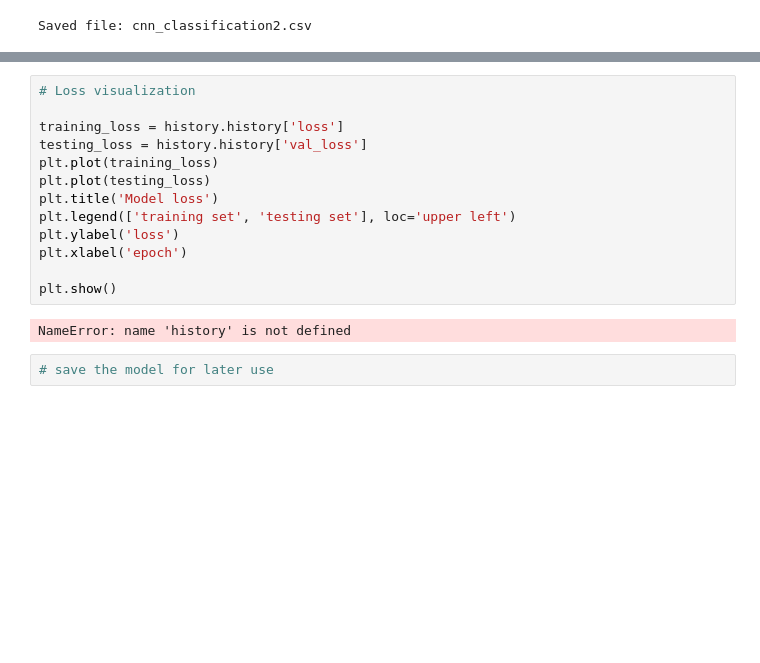
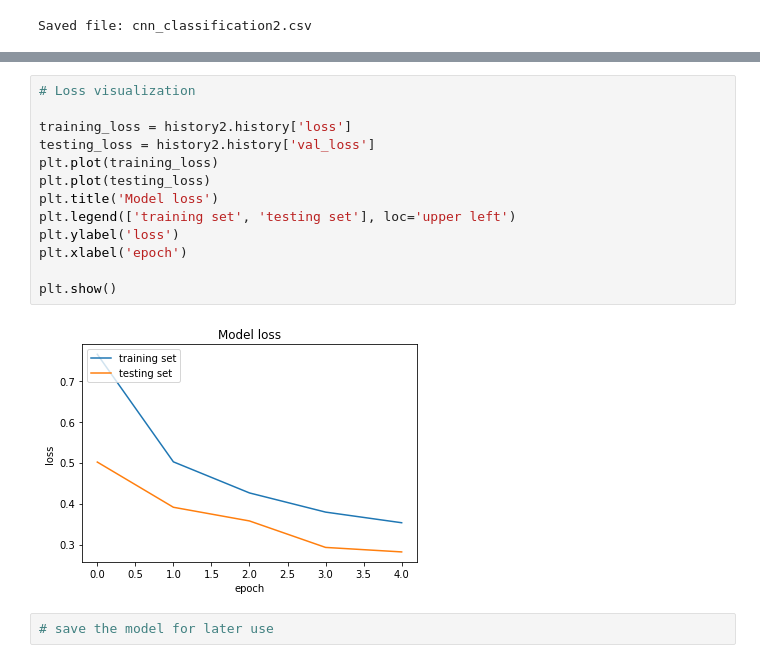
Before and after one commit to dahmd1/fashion-classification, a Jupyter notebook: fashion_classification_cnn.ipynb, the cells around one changed output, grey strips where cells are left out. Cells and saved outputs as stored; diff of their text form; blank space fills up the shorter version.

```diff
--- a/fashion_classification_cnn.ipynb
+++ b/fashion_classification_cnn.ipynb
@@ -160,17 +193,17 @@ NameError: name 'history' is not defined
 # %%
 # Loss visualization
 
-training_loss = history.history['loss']
-testing_loss = history.history['val_loss']
+training_loss = history2.history['loss']
+testing_loss = history2.history['val_loss']
 plt.plot(training_loss)
 plt.plot(testing_loss)
 plt.title('Model loss')
 plt.legend(['training set', 'testing set'], loc='upper left')
 plt.ylabel('loss')
 plt.xlabel('epoch')
 
 plt.show()
 # %% [output]
-NameError: name 'history' is not defined
+[figure, added]
 # %%
 # save the model for later use
```
Also changed, not shown: parts of 6 cells of this notebook.
